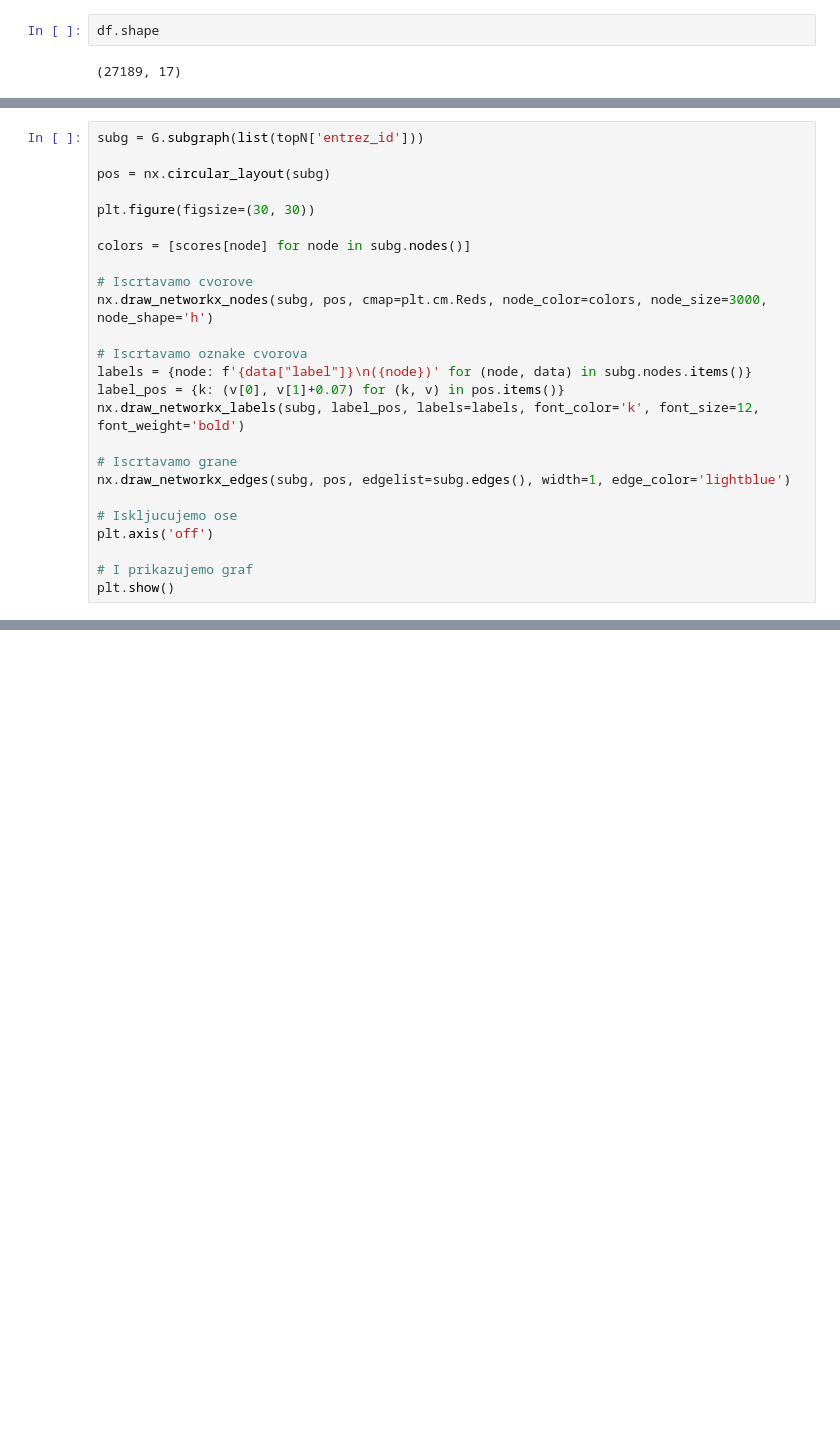
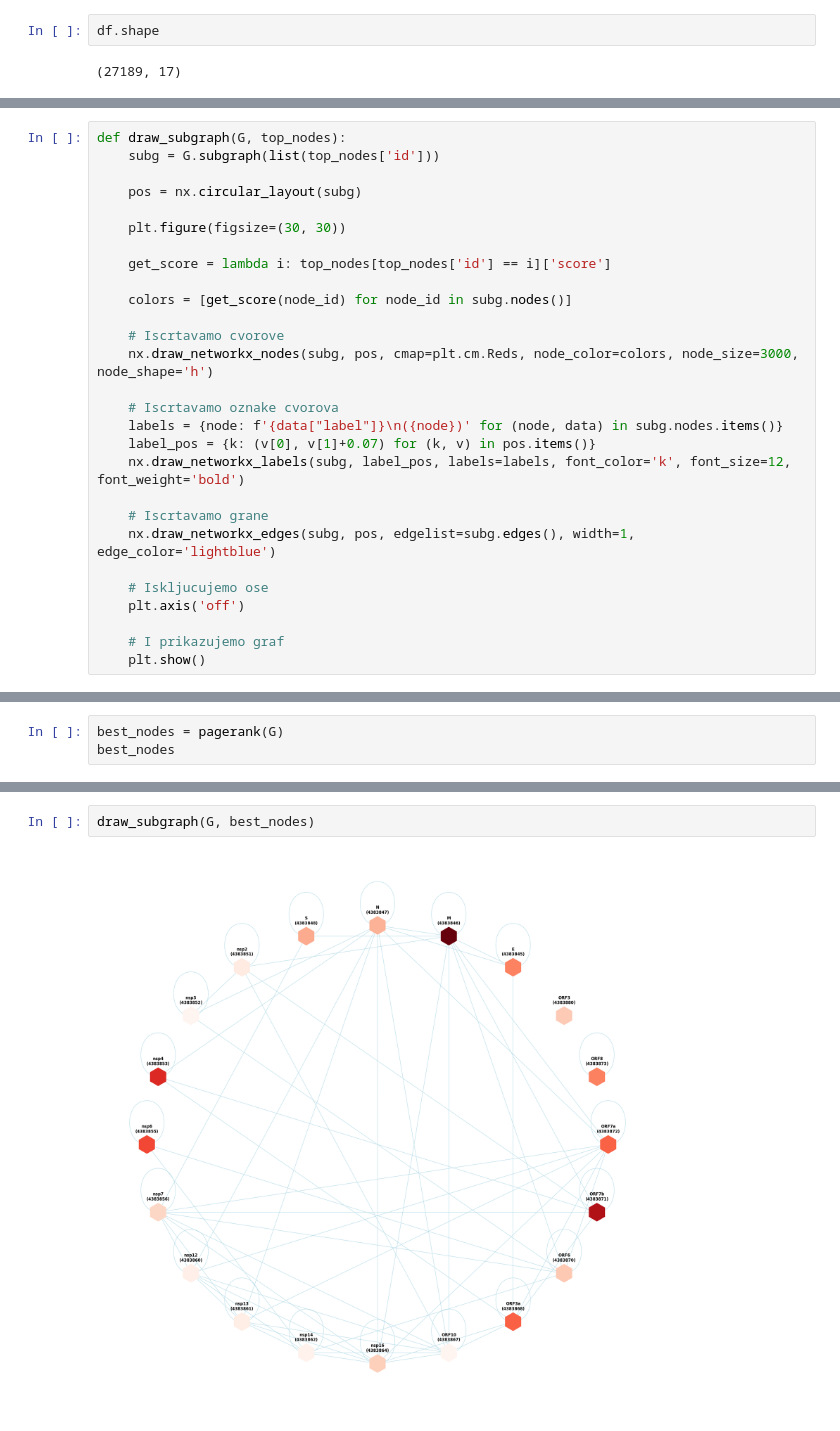
Before and after one commit to doza-daniel/ni-projekat, a Jupyter notebook: main.ipynb, the cells around one changed output, grey strips where cells are left out. Cells and saved outputs as stored; diff of their text form; blank space fills up the shorter version.

```diff
--- a/main.ipynb
+++ b/main.ipynb
@@ -128,25 +106,28 @@ topN
 # %%
-subg = G.subgraph(list(topN['entrez_id']))
+def draw_subgraph(G, top_nodes):
+    subg = G.subgraph(list(top_nodes['id']))
 
-pos = nx.circular_layout(subg)
+    pos = nx.circular_layout(subg)
 
-plt.figure(figsize=(30, 30))
+    plt.figure(figsize=(30, 30))
 
-colors = [scores[node] for node in subg.nodes()]
+    get_score = lambda i: top_nodes[top_nodes['id'] == i]['score']
 
-# Iscrtavamo cvorove
-nx.draw_networkx_nodes(subg, pos, cmap=plt.cm.Reds, node_color=colors, node_size=3000, node_shape='h')
+    colors = [get_score(node_id) for node_id in subg.nodes()]
 
-# Iscrtavamo oznake cvorova
-labels = {node: f'{data["label"]}\n({node})' for (node, data) in subg.nodes.items()}
-label_pos = {k: (v[0], v[1]+0.07) for (k, v) in pos.items()}
-nx.draw_networkx_labels(subg, label_pos, labels=labels, font_color='k', font_size=12, font_weight='bold')
+    # Iscrtavamo cvorove
+    nx.draw_networkx_nodes(subg, pos, cmap=plt.cm.Reds, node_color=colors, node_size=3000, node_shape='h')
 
-# Iscrtavamo grane
-nx.draw_networkx_edges(subg, pos, edgelist=subg.edges(), width=1, edge_color='lightblue')
+    # Iscrtavamo oznake cvorova
+    labels = {node: f'{data["label"]}\n({node})' for (node, data) in subg.nodes.items()}
+    label_pos = {k: (v[0], v[1]+0.07) for (k, v) in pos.items()}
+    nx.draw_networkx_labels(subg, label_pos, labels=labels, font_color='k', font_size=12, font_weight='bold')
 
-# Iskljucujemo ose
-plt.axis('off')
+    # Iscrtavamo grane
+    nx.draw_networkx_edges(subg, pos, edgelist=subg.edges(), width=1, edge_color='lightblue')
 
-# I prikazujemo graf
-plt.show()
+    # Iskljucujemo ose
+    plt.axis('off')
+
+    # I prikazujemo graf
+    plt.show()
@@ -154,0 +138,3 @@ plt.show()
+# %%
+best_nodes = pagerank(G)
+best_nodes
@@ -154,0 +161,4 @@ plt.show()
+# %%
+draw_subgraph(G, best_nodes)
+# %% [output]
+[figure, added]
```
Also changed, not shown: parts of 19 cells of this notebook.
